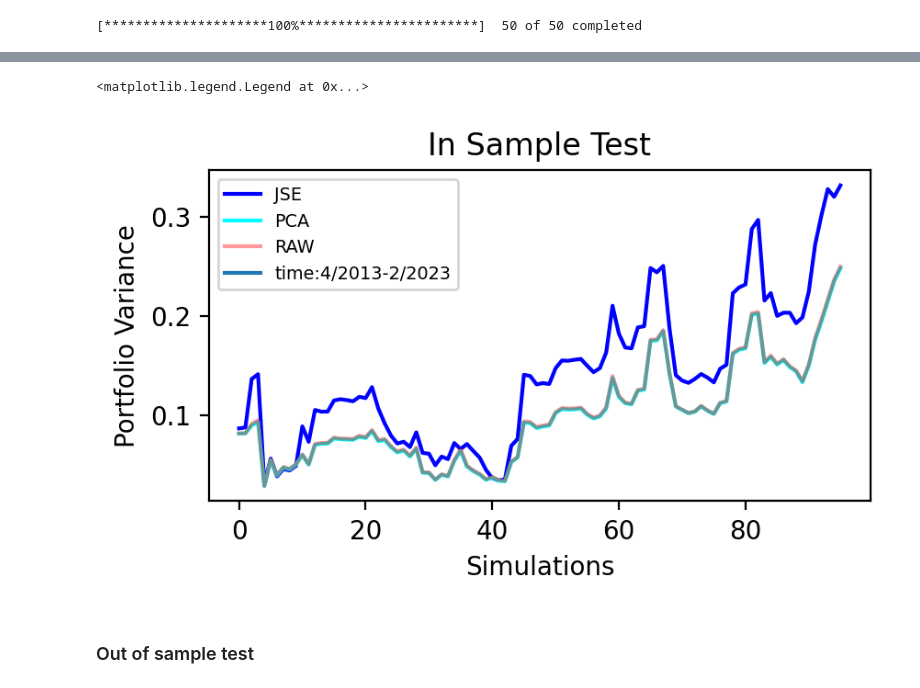
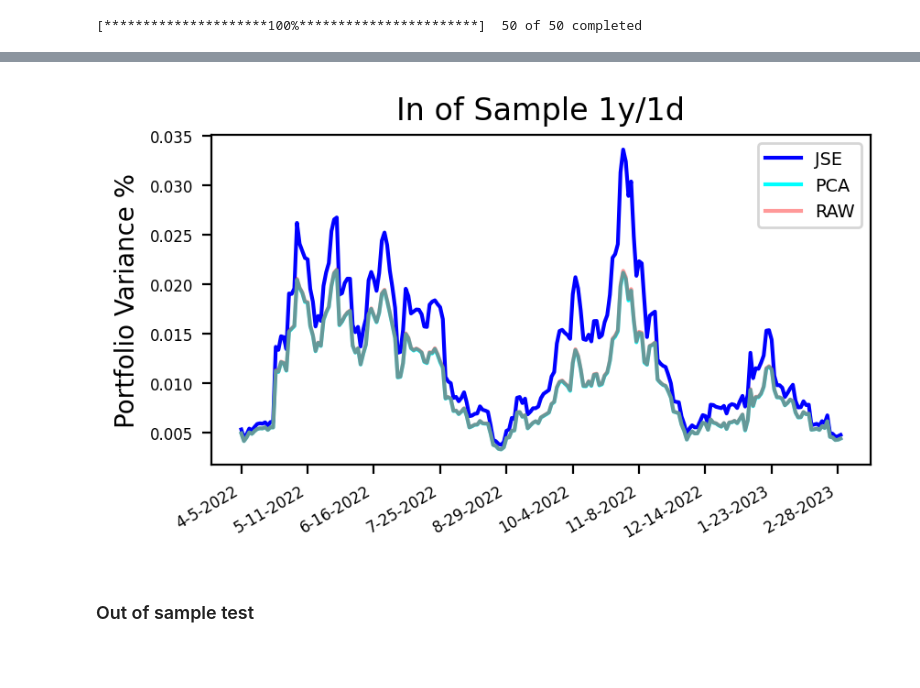
Before and after one commit to simonribas3/HITM_Research, a Jupyter notebook: JSE_IS_OS_BT.ipynb, the cells around one changed output, grey strips where cells are left out. Cells and saved outputs as stored; diff of their text form; code cells hidden in the pictures; blank space fills up the shorter version.

```diff
--- a/JSE_IS_OS_BT.ipynb
+++ b/JSE_IS_OS_BT.ipynb
@@ -329,6 +341,8 @@ def biasTest(period, return_type, num_assets, obs, subset: int):
 # %% [markdown]
 ###  In sample test
 # %%
-varJSE, varPCA, varRAW, time_horizon1 = inSampleTest('10y', '1mo', 50, 24)
+is_period = '1y'
+is_return_type = '1d'
+is_varJSE, is_varPCA, is_varRAW, is_time = inSampleTest(is_period, is_return_type, 50, 24)
 # %% [output]
 [*********************100%***********************]  50 of 50 completed
@@ -335,17 +369,19 @@ varJSE, varPCA, varRAW, time_horizon1 = inSampleTest('10y', '1mo', 50, 24)
 # %%
+
 fig_1 = plt.figure(figsize=(4,2), dpi = 200)
 axes_1 = fig_1.add_axes([0.1,0.1, 0.9, 0.9])
-axes_1.set_xlabel('Simulations')
-axes_1.set_ylabel('Portfolio Variance')
-axes_1.set_title('In Sample Test')
-axes_1.plot(varJSE, label = 'JSE', color = '# 0000FF')
-axes_1.plot(varPCA, label = 'PCA', color = '# 00FFFF')
-axes_1.plot(varRAW, label = 'RAW', color = 'red', alpha = 0.4)
-axes_1.plot([], [], '', label = time_horizon1)
+axes_1.xaxis.set_major_locator(ticker.MaxNLocator())
+axes_1.tick_params(labelsize = 6)
+axes_1.set_ylabel('Portfolio Variance %')
+axes_1.set_title(f'In of Sample {is_period}/{is_return_type}')
+axes_1.plot(is_time, is_varJSE, label = 'JSE', color = '#0000FF')
+axes_1.plot(is_time, is_varPCA, label = 'PCA', color = '#00FFFF')
+axes_1.plot(is_time, is_varRAW, label = 'RAW', color = 'red', alpha = 0.4)
 axes_1.legend(loc = 0, fontsize = 'x-small') # upper right: 1, upper left: 2, lower left: 3, lower right: 4 like the four quadrants
+
+fig_1.autofmt_xdate()
 # %% [output]
-<matplotlib.legend.Legend at 0x...>
-[figure, old version]
+[figure, new version]
 # %% [markdown]
 ###  Out of sample test
 # %%
```
Also changed, not shown: parts of 9 cells of this notebook.
